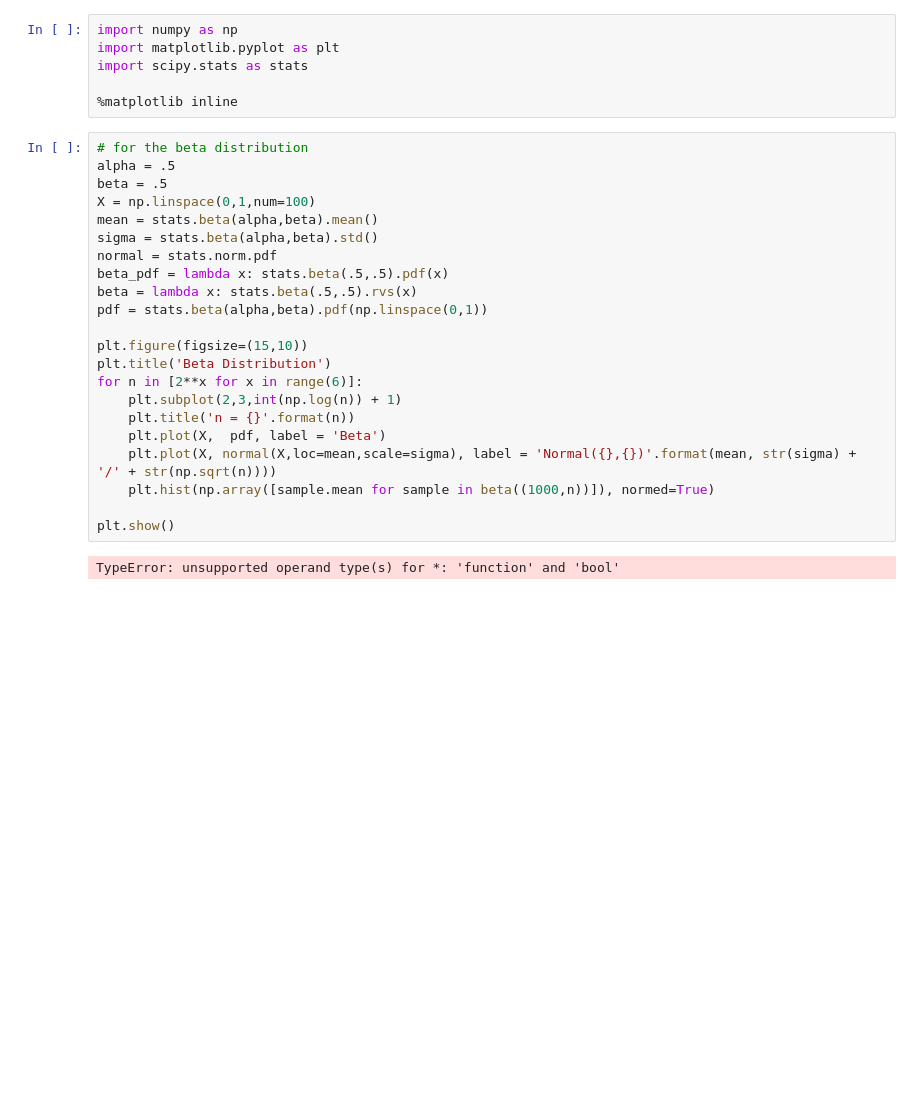
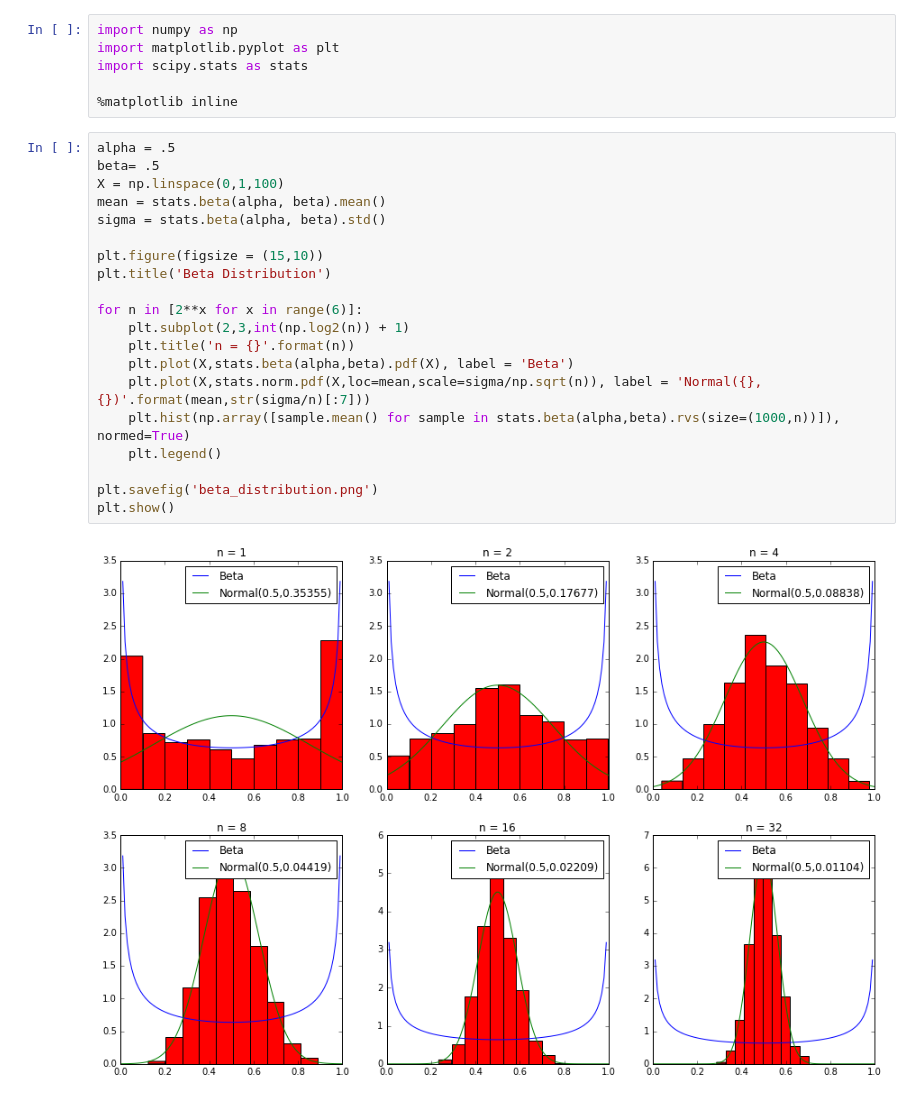
Before and after one commit to mattschaelling/acme_vol3, a Jupyter notebook: homework/Untitled.ipynb, the cells around one changed output. Cells and saved outputs as stored; diff of their text form; blank space fills up the shorter version.

```diff
--- a/homework/Untitled.ipynb
+++ b/homework/Untitled.ipynb
@@ -5,26 +5,24 @@ import scipy.stats as stats
 
 %matplotlib inline
 # %%
-# for the beta distribution
 alpha = .5
-beta = .5
-X = np.linspace(0,1,num=100)
-mean = stats.beta(alpha,beta).mean()
-sigma = stats.beta(alpha,beta).std()
-normal = stats.norm.pdf
-beta_pdf = lambda x: stats.beta(.5,.5).pdf(x)
-beta = lambda x: stats.beta(.5,.5).rvs(x)
-pdf = stats.beta(alpha,beta).pdf(np.linspace(0,1))
+beta= .5
+X = np.linspace(0,1,100)
+mean = stats.beta(alpha, beta).mean()
+sigma = stats.beta(alpha, beta).std()
 
-plt.figure(figsize=(15,10))
+plt.figure(figsize = (15,10))
 plt.title('Beta Distribution')
+
 for n in [2**x for x in range(6)]:
-    plt.subplot(2,3,int(np.log(n)) + 1)
+    plt.subplot(2,3,int(np.log2(n)) + 1)
     plt.title('n = {}'.format(n))
-    plt.plot(X,  pdf, label = 'Beta')
-    plt.plot(X, normal(X,loc=mean,scale=sigma), label = 'Normal({},{})'.format(mean, str(sigma) + '/' + str(np.sqrt(n))))
-    plt.hist(np.array([sample.mean for sample in beta((1000,n))]), normed=True)
+    plt.plot(X,stats.beta(alpha,beta).pdf(X), label = 'Beta')
+    plt.plot(X,stats.norm.pdf(X,loc=mean,scale=sigma/np.sqrt(n)), label = 'Normal({},{})'.format(mean,str(sigma/n)[:7]))
+    plt.hist(np.array([sample.mean() for sample in stats.beta(alpha,beta).rvs(size=(1000,n))]), normed=True)
+    plt.legend()
 
+plt.savefig('beta_distribution.png')
 plt.show()
 # %% [output]
-TypeError: unsupported operand type(s) for *: 'function' and 'bool'
+[figure, added]
```
Also changed, not shown: parts of 2 cells of this notebook, 1 other file.
